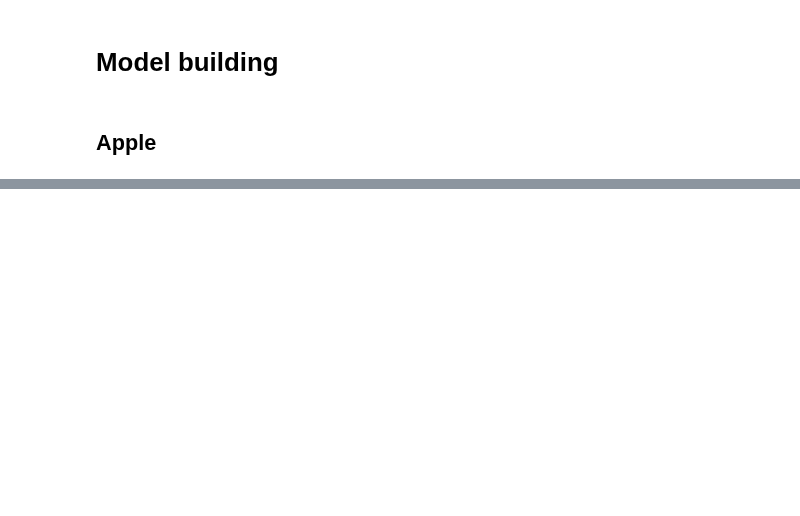
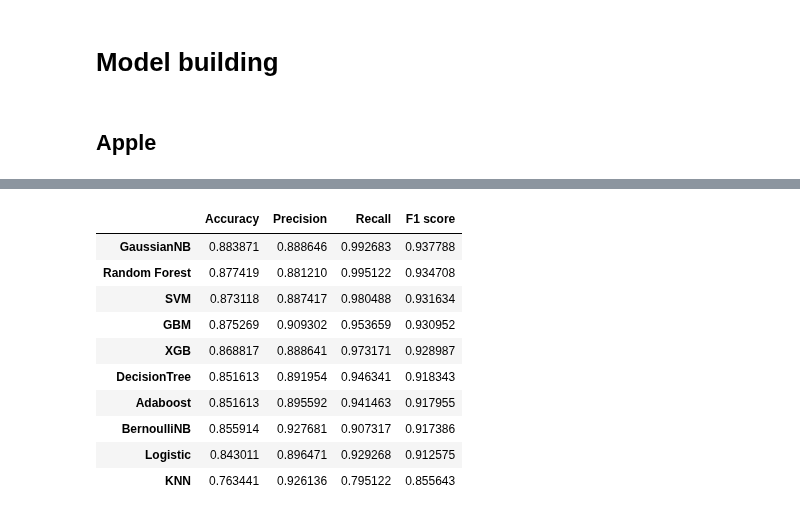
Before and after one commit to AnupamMisra/Data-science-projects, a Jupyter notebook: Stock_from_sentiment/Code/firstnb.ipynb, the cells around one changed output, grey strips where cells are left out. Drawn from its saved outputs; the diff is of its cells as text; code cells hidden in the pictures; blank space fills up the shorter version.

```diff
--- a/Stock_from_sentiment/Code/firstnb.ipynb
+++ b/Stock_from_sentiment/Code/firstnb.ipynb
@@ -126,0 +155,19 @@ def scorer(model,X_train,X_test,y_train,y_test):
+# %%
+
+scr=[]
+for i in np.arange(0.1,10,0.1):
+    scr.append([scorer(GaussianNB(var_smoothing=i),apple_X_train,apple_X_test,apple_y_train,apple_y_test)])
+#Finding the best alpha value for Bernoulli NB
+pos=np.array(scr).mean(axis=2).argmax()
+
+alp=0.1+0.1*pos
+
+G=GaussianNB(var_smoothing=alp)
+# %%
+# Testpad for setting the hyper parameters
+'''
+from sklearn.model_selection import GridSearchCV
+gg=GridSearchCV(GradientBoostingClassifier(),param_grid={"learning_rate":np.arange(0.1,0.5,0.1), "n_estimators":np.arange(50,250,50),"max_depth":np.arange(2,6,2),"max_features":["auto", "sqrt", "log2"]}, scoring='precision',cv=5)
+gg.fit(apple_X_train,apple_y_train)
+gg.best_params_
+'''
@@ -127,12 +176,12 @@ def scorer(model,X_train,X_test,y_train,y_test):
 # %%
-logistic=pd.Series([*scorer(LogisticRegression(solver='saga'),apple_X_train,apple_X_test,apple_y_train,apple_y_test)])
-knn=pd.Series([*scorer(KNeighborsClassifier(n_neighbors=2),apple_X_train,apple_X_test,apple_y_train,apple_y_test)])
-svm=pd.Series([*scorer(SVC(kernel='linear'),apple_X_train,apple_X_test,apple_y_train,apple_y_test)])
-nb=pd.Series([*scorer(BernoulliNB(),apple_X_train,apple_X_test,apple_y_train,apple_y_test)])
-gnb=pd.Series([*scorer(GaussianNB(),apple_X_train,apple_X_test,apple_y_train,apple_y_test)])
-tree=pd.Series([*scorer(DecisionTreeClassifier(),apple_X_train,apple_X_test,apple_y_train,apple_y_test)])
-rf=pd.Series([*scorer(RandomForestClassifier(),apple_X_train,apple_X_test,apple_y_train,apple_y_test)])
-ada=pd.Series([*scorer(AdaBoostClassifier(),apple_X_train,apple_X_test,apple_y_train,apple_y_test)])
-gbm=pd.Series([*scorer(GradientBoostingClassifier(),apple_X_train,apple_X_test,apple_y_train,apple_y_test)])
-xgbc=pd.Series([*scorer(xgb.XGBClassifier(),apple_X_train,apple_X_test,apple_y_train,apple_y_test)])
+logistic=pd.Series([*scorer(LR,apple_X_train,apple_X_test,apple_y_train,apple_y_test)])
+knn=pd.Series([*scorer(KNNC,apple_X_train,apple_X_test,apple_y_train,apple_y_test)])
+svm=pd.Series([*scorer(SV,apple_X_train,apple_X_test,apple_y_train,apple_y_test)])
+nb=pd.Series([*scorer(B,apple_X_train,apple_X_test,apple_y_train,apple_y_test)])
+gnb=pd.Series([*scorer(G,apple_X_train,apple_X_test,apple_y_train,apple_y_test)])
+tree=pd.Series([*scorer(DTC,apple_X_train,apple_X_test,apple_y_train,apple_y_test)])
+rf=pd.Series([*scorer(RF,apple_X_train,apple_X_test,apple_y_train,apple_y_test)])
+ada=pd.Series([*scorer(ADA,apple_X_train,apple_X_test,apple_y_train,apple_y_test)])
+gbm=pd.Series([*scorer(GBM,apple_X_train,apple_X_test,apple_y_train,apple_y_test)])
+xgbc=pd.Series([*scorer(XGBC,apple_X_train,apple_X_test,apple_y_train,apple_y_test)])
 # %% [output]
@@ -140,3 +189,16 @@ xgbc=pd.Series([*scorer(xgb.XGBClassifier(),apple_X_train,apple_X_test,apple_y_t
 # %%
 scores=pd.DataFrame({"Logistic":logistic,'KNN':knn,'SVM':svm,'BernoulliNB':nb,"GaussianNB":gnb,"DecisionTree":tree,"Random Forest":rf,"Adaboost":ada,"GBM":gbm,"XGB":xgbc})
-scores.index=['Accuracy','Precision','AUC_ROC']
+scores.index=['Accuracy','Precision','Recall','F1 score']
+scores.transpose().sort_values(['F1 score','Precision'], ascending=False)
+# %% [output]
+|  | Accuracy | Precision | Recall | F1 score |
+| GaussianNB | 0.883871 | 0.888646 | 0.992683 | 0.937788 |
+| Random Forest | 0.877419 | 0.881210 | 0.995122 | 0.934708 |
+| SVM | 0.873118 | 0.887417 | 0.980488 | 0.931634 |
+| GBM | 0.875269 | 0.909302 | 0.953659 | 0.930952 |
+| XGB | 0.868817 | 0.888641 | 0.973171 | 0.928987 |
+| DecisionTree | 0.851613 | 0.891954 | 0.946341 | 0.918343 |
+| Adaboost | 0.851613 | 0.895592 | 0.941463 | 0.917955 |
+| BernoulliNB | 0.855914 | 0.927681 | 0.907317 | 0.917386 |
+| Logistic | 0.843011 | 0.896471 | 0.929268 | 0.912575 |
+| KNN | 0.763441 | 0.926136 | 0.795122 | 0.855643 |
```
Also changed, not shown: parts of 17 cells of this notebook.
